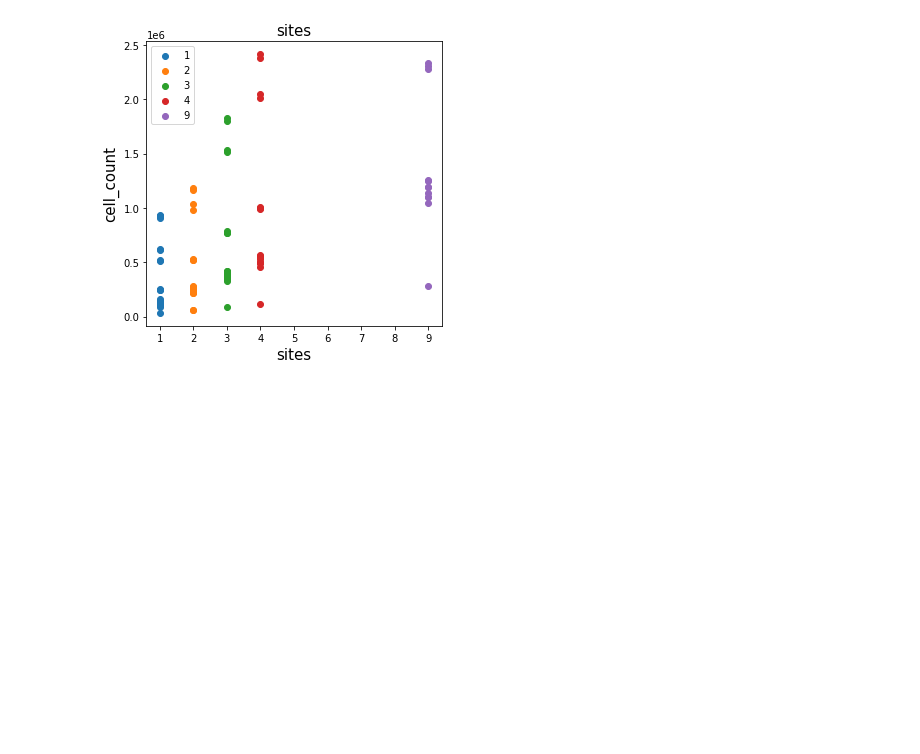
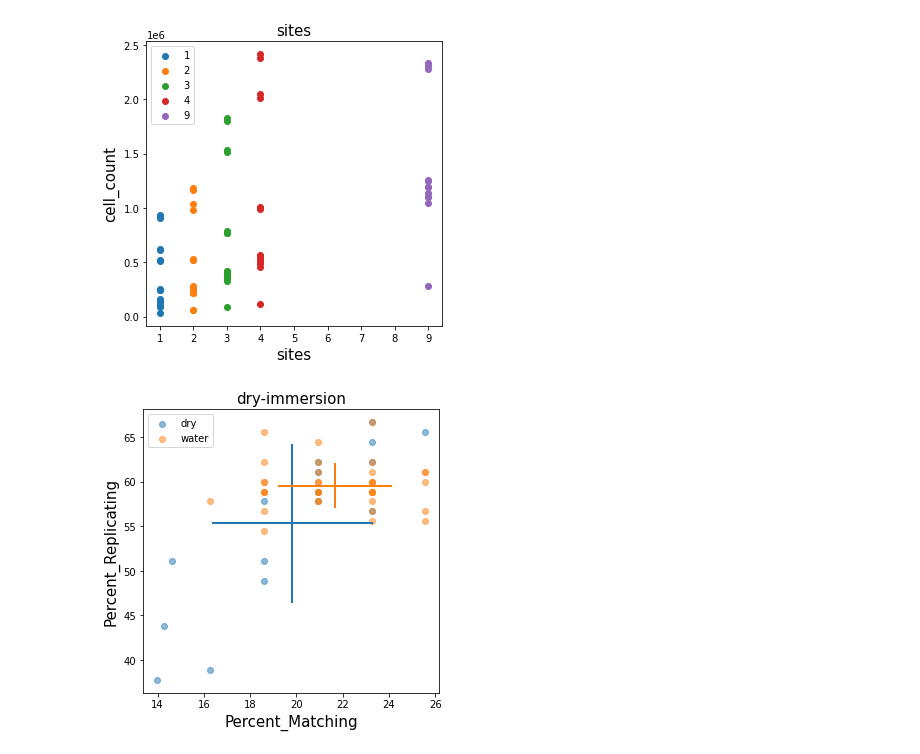
Before and after one commit to jump-cellpainting/jump-scope-analysis, a Jupyter notebook: notebooks/figures/supplementary/supplementary.ipynb, the cells around one changed output. Saved outputs shown, nothing was run; the diff lists cells and outputs as text; code cells hidden in the pictures; blank space fills up the shorter version.

```diff
--- a/notebooks/figures/supplementary/supplementary.ipynb
+++ b/notebooks/figures/supplementary/supplementary.ipynb
@@ -161,2 +167,40 @@ fig.savefig("(4)-cell_count-vs-sites.png")
 # %% [output]
 [figure]
+# %%
+# 5
+
+group = "dry-immersion"
+
+df_subset = match_rep_df[
+    (match_rep_df["sphering"] == True) &
+    (~match_rep_df["Batch"].str.contains("siteSub"))
+    ]
+
+group_df = utilssphering.find_group_avg_df(df_subset, group)
+
+fig, ax = plt.subplots(figsize=(5,5))
+
+utilssphering.group_plot(
+    df=group_df,
+    x="Mean_Percent_Matching",
+    y="Mean_Percent_Replicating",
+    group=group,
+    error_x="SD_Percent_Matching",
+    error_y="SD_Percent_Replicating",
+    fig=fig,
+    ax_=ax
+)
+utilssphering.group_plot(
+    df_subset,
+    "Percent_Matching",
+    "Percent_Replicating",
+    group=group,
+    fig=fig,
+    ax_=ax,
+    legend=True,
+    alpha=0.5
+    )
+
+fig.savefig("(5)-dry-vs-immersion-objective", dpi=300)
+# %% [output]
+[figure, added]
```
Also changed, not shown: parts of 13 cells of this notebook, 40 other files.
